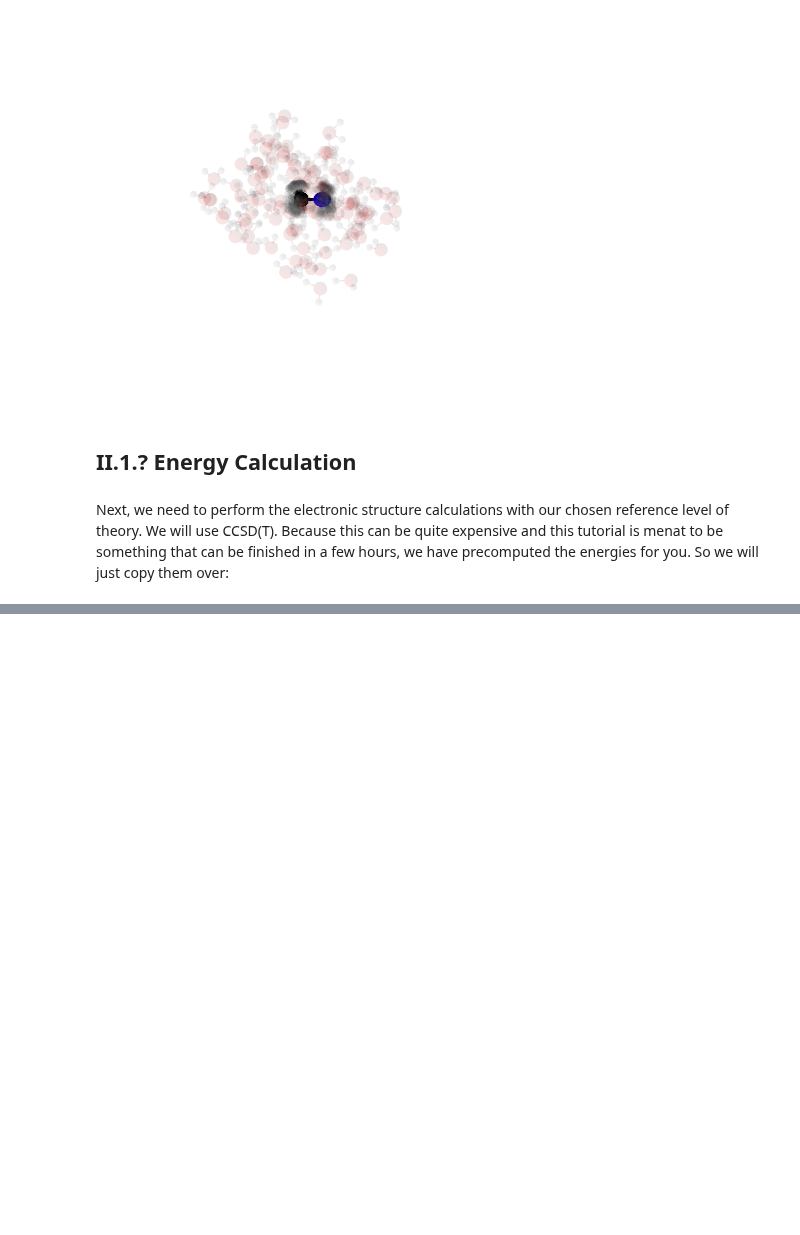
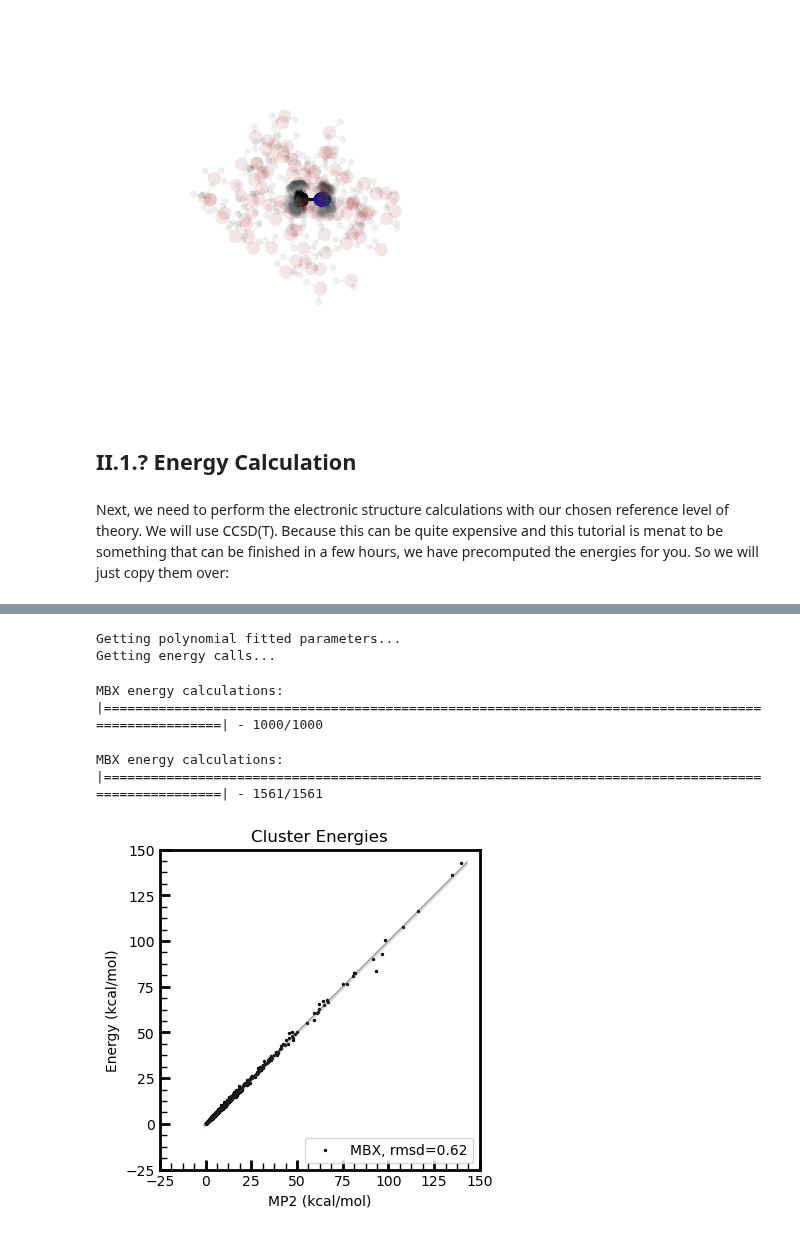
Before and after one commit to PolyachenkoYA/QDMS_2025, a Jupyter notebook: tutorials/2_Many-Body_Model_Build-Along/Tutorial_2.3.ipynb, the cells around one changed output, grey strips where cells are left out. Saved outputs shown, nothing was run; the diff lists cells and outputs as text; code cells hidden in the pictures; blank space fills up the shorter version.

```diff
--- a/tutorials/2_Many-Body_Model_Build-Along/Tutorial_2.3.ipynb
+++ b/tutorials/2_Many-Body_Model_Build-Along/Tutorial_2.3.ipynb
@@ -200,9 +194,9 @@ energies_vibrational_modes_CH3NH2_H2O = calculate_nmer_energies(
         configurations_vibrational_modes_CH3NH2_H2O,
         calculator,
         paths.restart.energies_vibrational_mode_configs_CH3NH2_H2O,
-        # "speedtest.rmme",
         num_threads=8,
         mem_mb=8000,
-        error_on_any_failure=False
+        error_on_any_failure=False,
+        retrieve_only=True
 )
-# write_systems_and_nmer_energies(paths.PIP_CH3NH2_H2O.configs.vibrational_modes_energies, (configurations_vibrational_modes_CH3NH2_H2O, energies_vibrational_modes_CH3NH2_H2O))
+write_systems_and_nmer_energies(paths.PIP_CH3NH2_H2O.configs.vibrational_modes_energies, (configurations_vibrational_modes_CH3NH2_H2O, energies_vibrational_modes_CH3NH2_H2O))
@@ -247,0 +214,10 @@ Running energy calculations |===================================================
+# %%
+configurations_vibrational_modes_CH3NH2_H2O, energies_vibrational_modes_CH3NH2_H2O = discard_failed_configurations(
+        configurations_vibrational_modes_CH3NH2_H2O,
+        energies_vibrational_modes_CH3NH2_H2O
+)
+
+pbmetad_configs_CH3NH2_H2O, energies_pbmetad_CH3NH2_H2O = discard_failed_configurations(
+        pbmetad_configs_CH3NH2_H2O,
+        energies_pbmetad_CH3NH2_H2O
+)
@@ -276,0 +373,13 @@ min(energies_2b_pbmetad_CH3NH2_H2O), max(energies_2b_pbmetad_CH3NH2_H2O)
+# %%
+add_PIP_to_MBX(
+        paths.MBX,
+        definition_CH3NH2_H2O,
+        ["ch3nh2", "h2o"],
+        paths.PIP_CH3NH2_H2O.PIP.parameterizer,
+        paths.PIP_CH3NH2_H2O.PIP.parametrization,
+        max_degree=pip_2b_max_order,
+        workdir=paths.scratch.fitting_CH3NH2_H2O,
+)
+# %% [output]
+Getting polynomial fitted parameters...
+Getting energy calls...
@@ -276,0 +398,42 @@ min(energies_2b_pbmetad_CH3NH2_H2O), max(energies_2b_pbmetad_CH3NH2_H2O)
+# %%
+predicted_energies_vibrational_modes_CH3NH2_H2O = calculate_MBX_nmer_energies(
+        paths.MBX,
+        definition_CH3NH2_H2O,
+        configurations_vibrational_modes_CH3NH2_H2O,
+        monomer_names=["ch3nh2", "h2o"],
+        scratch_dir=paths.scratch.fitting_CH3NH2_H2O
+)
+# %% [output]
+MBX energy calculations: |====================================================================================================| - 1000/1000
+# %%
+predicted_energies_pbmetad_CH3NH2_H2O = calculate_MBX_nmer_energies(
+        paths.MBX,
+        definition_CH3NH2_H2O,
+        pbmetad_configs_CH3NH2_H2O,
+        monomer_names=["ch3nh2", "h2o"],
+        scratch_dir=paths.scratch.fitting_CH3NH2_H2O
+)
+# %% [output]
+MBX energy calculations: |====================================================================================================| - 1561/1561
+# %%
+predicted_energies_2b_vibrational_modes_CH3NH2_H2O = calculate_many_body_energies(
+    configurations_vibrational_modes_CH3NH2_H2O,
+    predicted_energies_vibrational_modes_CH3NH2_H2O,
+    minimized_monomer_energies=[0.0, 0.0]
+)
+
+predicted_energies_2b_pbmetad_CH3NH2_H2O = calculate_many_body_energies(
+    pbmetad_configs_CH3NH2_H2O,
+    predicted_energies_pbmetad_CH3NH2_H2O,
+    minimized_monomer_energies=[0.0, 0.0]
+)
+# %%
+plot_correlation(
+    configurations_vibrational_modes_CH3NH2_H2O,
+    energies_2b_vibrational_modes_CH3NH2_H2O,
+    "MP2",
+    {"MBX": predicted_energies_2b_vibrational_modes_CH3NH2_H2O},
+    error_width=1.0
+)
+# %% [output]
+[figure, added]
```
Also changed, not shown: parts of 21 cells of this notebook, 5 other files.
